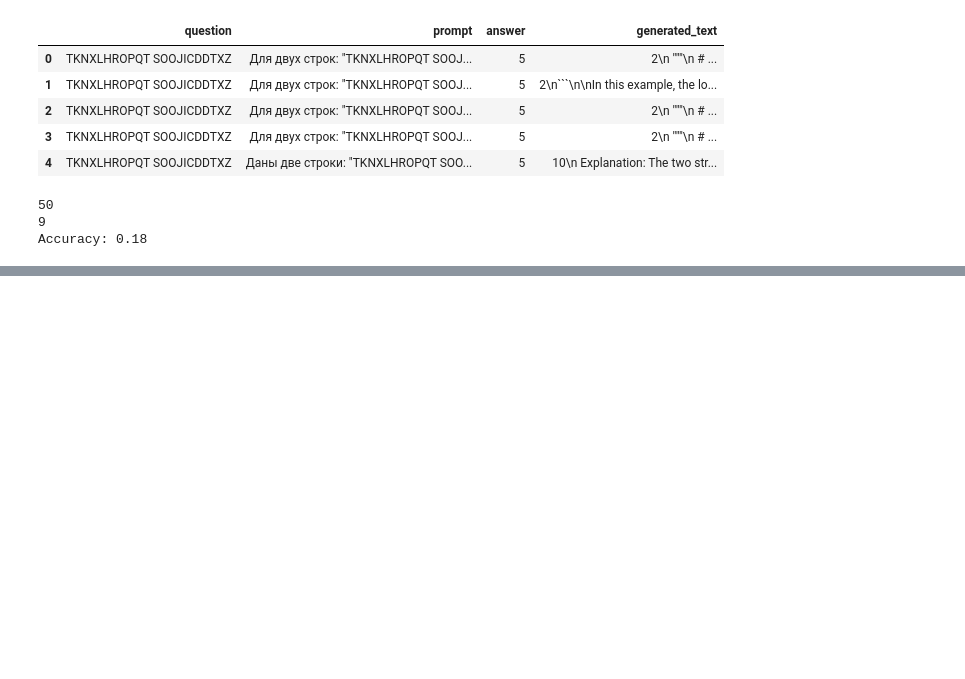
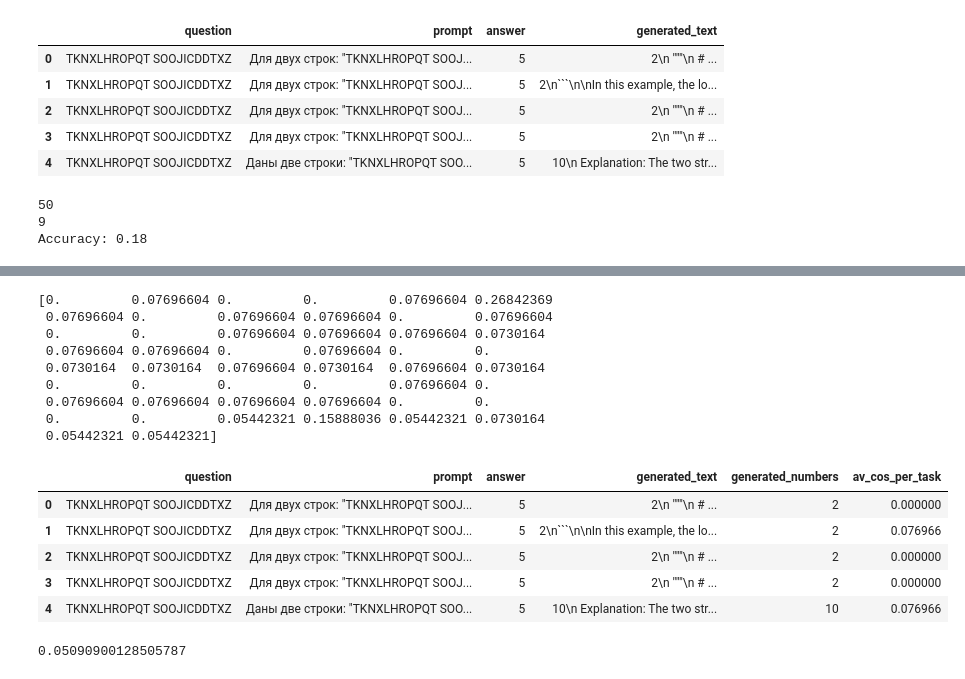
Before and after one commit to MrSimple07/KMU_application, a Jupyter notebook: LCS_dataset.ipynb, the cells around one changed output, grey strips where cells are left out. Cells and saved outputs as stored; diff of their text form; code cells hidden in the pictures; blank space fills up the shorter version.

````diff
--- a/LCS_dataset.ipynb
+++ b/LCS_dataset.ipynb
@@ -211,0 +192,42 @@ NameError: name 'preprocessed_text' is not defined
+# %%
+from sklearn.feature_extraction.text import TfidfVectorizer
+from sklearn.metrics.pairwise import cosine_similarity
+
+questions = df_results['question']
+prompts = df_results['prompt']
+generated_texts = df_results['generated_text']
+
+tfidf_vectorizer = TfidfVectorizer()
+prompt_vectors = tfidf_vectorizer.fit_transform(prompts)
+
+generated_text_vectors = tfidf_vectorizer.transform(generated_texts)
+
+cosine_similarities = cosine_similarity(generated_text_vectors, prompt_vectors)
+
+#Average cosine
+average_cosine_similarity_per_task = cosine_similarities.mean(axis=1)
+
+df_results['av_cos_per_task'] = average_cosine_similarity_per_task
+
+print(average_cosine_similarity_per_task)
+df_results.head()
+# %% [output]
+[0.         0.07696604 0.         0.         0.07696604 0.26842369
+ 0.07696604 0.         0.07696604 0.07696604 0.         0.07696604
+ 0.         0.         0.07696604 0.07696604 0.07696604 0.0730164
+ 0.07696604 0.07696604 0.         0.07696604 0.         0.
+ 0.0730164  0.0730164  0.07696604 0.0730164  0.07696604 0.0730164
+ 0.         0.         0.         0.         0.07696604 0.
+ 0.07696604 0.07696604 0.07696604 0.07696604 0.         0.
+ 0.         0.         0.05442321 0.15888036 0.05442321 0.0730164
+ 0.05442321 0.05442321]
+|  | question | prompt | answer | generated_text | generated_numbers | av_cos_per_task |
+| 0 | TKNXLHROPQT SOOJICDDTXZ | Для двух строк: "TKNXLHROPQT SOOJ... | 5 | 2\n """\n # ... | 2 | 0.000000 |
+| 1 | TKNXLHROPQT SOOJICDDTXZ | Для двух строк: "TKNXLHROPQT SOOJ... | 5 | 2\n```\n\nIn this example, the lo... | 2 | 0.076966 |
+| 2 | TKNXLHROPQT SOOJICDDTXZ | Для двух строк: "TKNXLHROPQT SOOJ... | 5 | 2\n """\n # ... | 2 | 0.000000 |
+| 3 | TKNXLHROPQT SOOJICDDTXZ | Для двух строк: "TKNXLHROPQT SOOJ... | 5 | 2\n """\n # ... | 2 | 0.000000 |
+| 4 | TKNXLHROPQT SOOJICDDTXZ | Даны две строки: "TKNXLHROPQT SOO... | 5 | 10\n Explanation: The two str... | 10 | 0.076966 |
+# %%
+print(df_results['av_cos_per_task'].mean())
+# %% [output]
+0.05090900128505787
````
Also changed, not shown: parts of 3 cells of this notebook.
